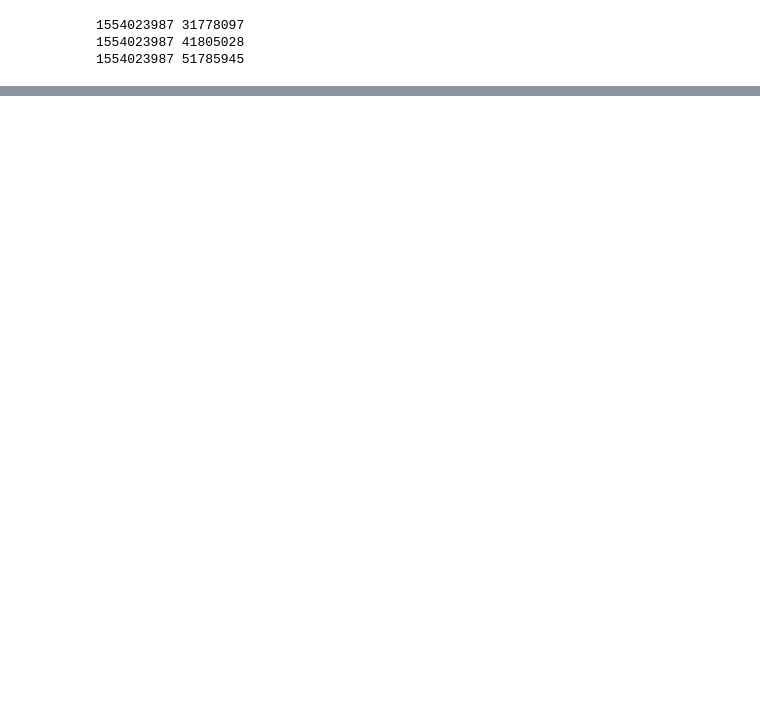
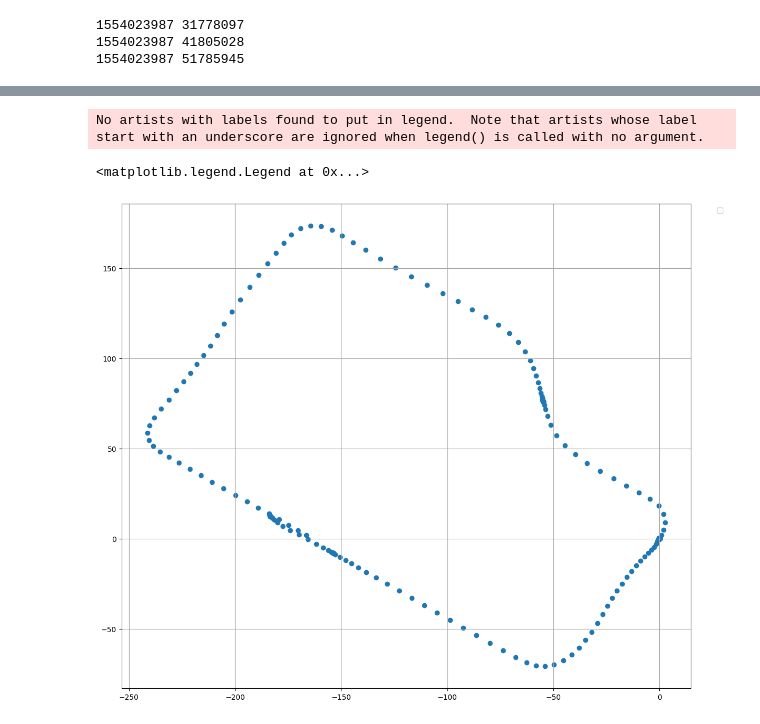
Before and after one commit to sauravuprety21/enel682-proj, a Jupyter notebook: read_rosbag.ipynb, the cells around one changed output, grey strips where cells are left out. Drawn from its saved outputs; the diff is of its cells as text; code cells hidden in the pictures; blank space fills up the shorter version.

```diff
--- a/read_rosbag.ipynb
+++ b/read_rosbag.ipynb
@@ -102,0 +134,21 @@ with Reader(path_bag) as reader:
+# %%
+with Reader(path_bag) as reader:
+
+    for connection, timestamp, rawdata in reader.messages():
+
+        if connection.topic == '/imu/data':
+            msg = typestore_ros.deserialize_ros1(rawdata, connection.msgtype)
+            t = msg.header.stamp.sec + msg.header.stamp.nanosec*1e-9
+            imu.append([
+                t, msg.header.stamp.sec, msg.header.stamp.nanosec,
+                msg.angular_velocity.x, msg.angular_velocity.y, msg.angular_velocity.z,
+                msg.linear_acceleration.x, msg.linear_acceleration.y, msg.linear_acceleration.z])
+        elif connection.topic == '/novatel_data/inspvax':
+            msg = typestore_ros.deserialize_ros1(rawdata, connection.msgtype)
+            t = gps2utc(msg.header.gps_week, msg.header.gps_week_seconds*1e-3)
+            _sec = int(t)
+            _nanosec = (t -_sec) * 1e9
+            gnss.append([
+                t,_sec, _nanosec,
+                msg.east_velocity, msg.north_velocity, msg.up_velocity,
+                msg.azimuth, msg.latitude, msg.longitude, msg.altitude])
@@ -102,0 +271,4 @@ with Reader(path_bag) as reader:
+# %%
+# Keep a copy of gnss_index, this is for later join operations
+df_gnss['gnss_index'] = df_gnss.index.to_numpy()
+df_gnss.head()
@@ -102,0 +289,11 @@ with Reader(path_bag) as reader:
+# %%
+fig, ax = plt.subplots(figsize=(14,12))
+
+ax.scatter(df_gnss['E'], df_gnss['N'])
+
+ax.grid(True, which='both',ls='-',color='0.65')
+ax.legend(bbox_to_anchor=(1.04,1), loc='upper left')
+# %% [output]
+No artists with labels found to put in legend.  Note that artists whose label start with an underscore are ignored when legend() is called with no argument.
+<matplotlib.legend.Legend at 0x...>
+[figure, added]
```
Also changed, not shown: parts of 52 cells of this notebook.
